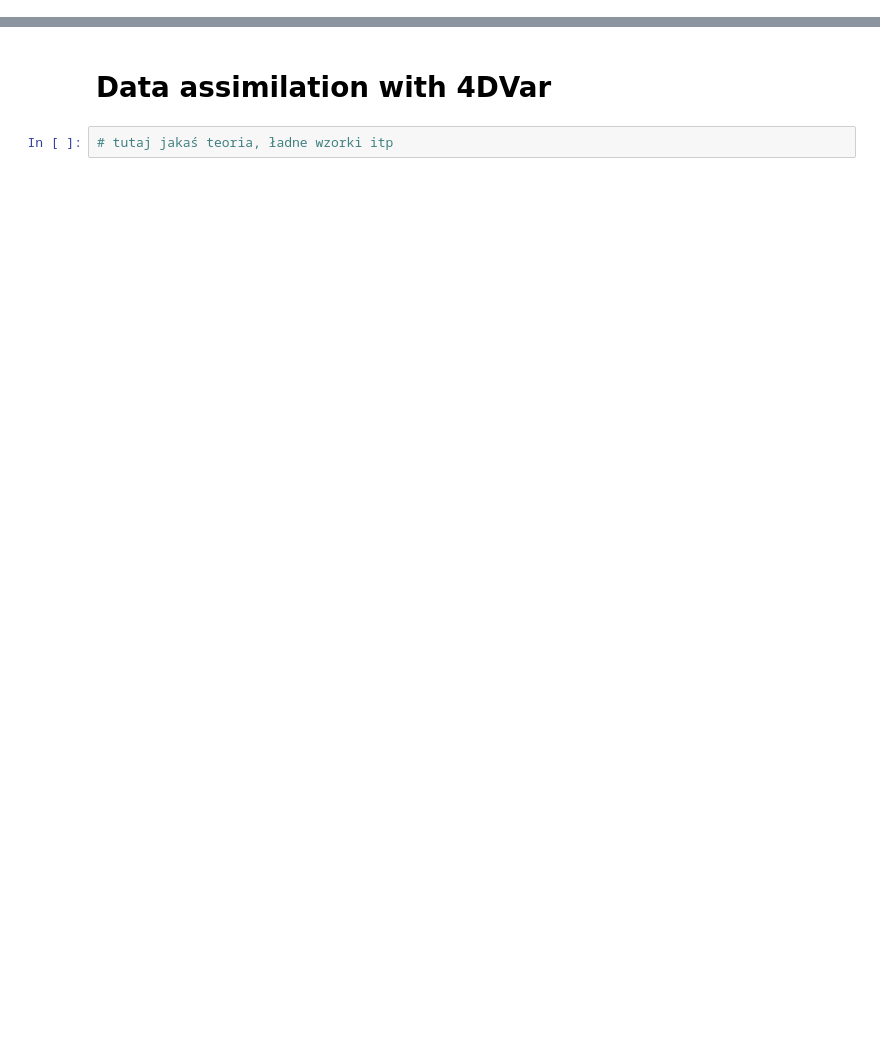
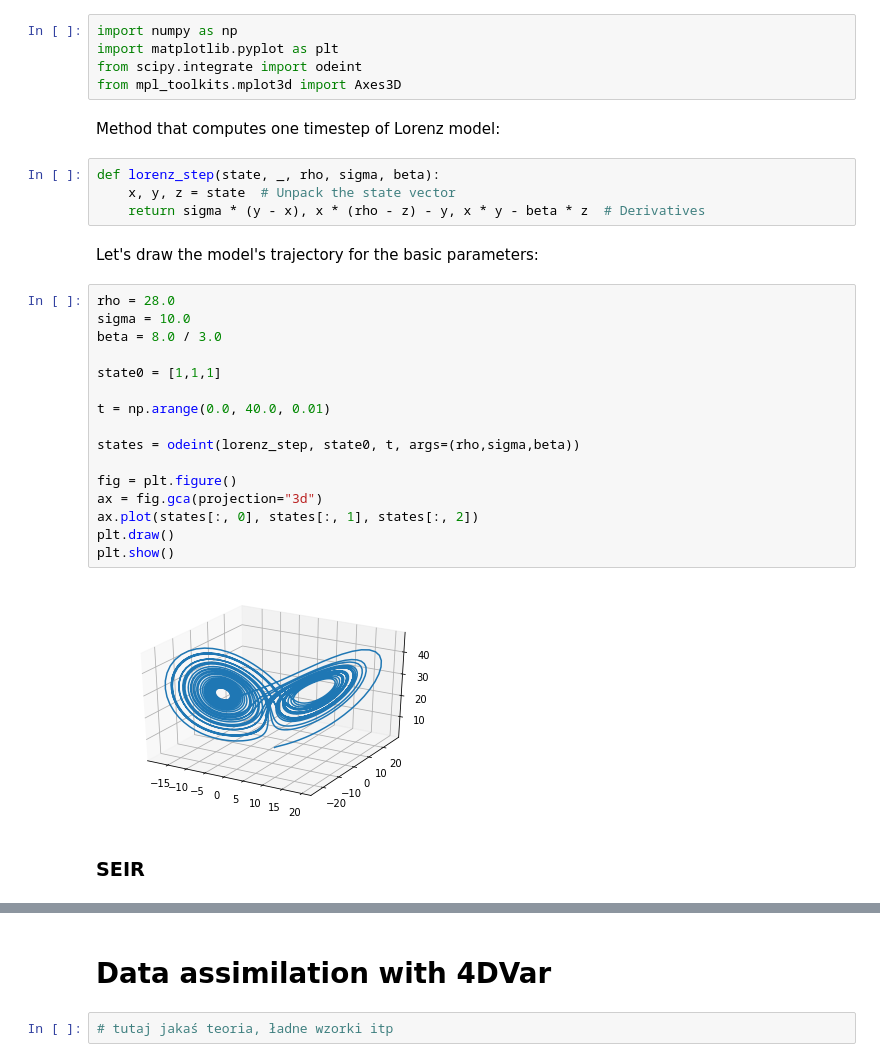
Before and after one commit to antek1111/SEIR_4dvar, a Jupyter notebook: 4dvar_seir.ipynb, the cells around one changed output, grey strips where cells are left out. Drawn from its saved outputs; the diff is of its cells as text; blank space fills up the shorter version.

```diff
--- a/4dvar_seir.ipynb
+++ b/4dvar_seir.ipynb
@@ -0,0 +20,33 @@
+# %%
+import numpy as np
+import matplotlib.pyplot as plt
+from scipy.integrate import odeint
+from mpl_toolkits.mplot3d import Axes3D
+# %% [markdown]
+Method that computes one timestep of Lorenz model:
+# %%
+def lorenz_step(state, _, rho, sigma, beta):
+    x, y, z = state  # Unpack the state vector
+    return sigma * (y - x), x * (rho - z) - y, x * y - beta * z  # Derivatives
+# %% [markdown]
+Let's draw the model's trajectory for the basic parameters:
+# %%
+rho = 28.0
+sigma = 10.0
+beta = 8.0 / 3.0
+
+state0 = [1,1,1]
+
+t = np.arange(0.0, 40.0, 0.01)
+
+states = odeint(lorenz_step, state0, t, args=(rho,sigma,beta))
+
+fig = plt.figure()
+ax = fig.gca(projection="3d")
+ax.plot(states[:, 0], states[:, 1], states[:, 2])
+plt.draw()
+plt.show()
+# %% [output]
+[figure, added]
+# %% [markdown]
+### SEIR
```
Also changed, not shown: parts of 38 cells of this notebook.
